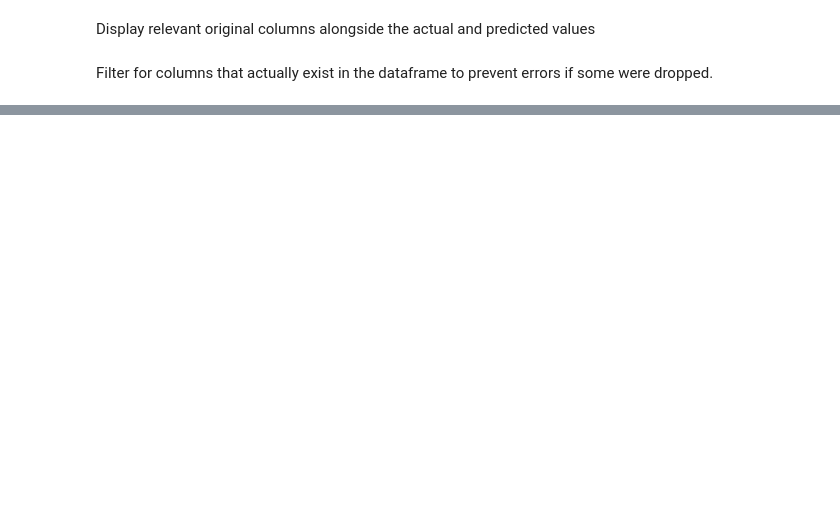
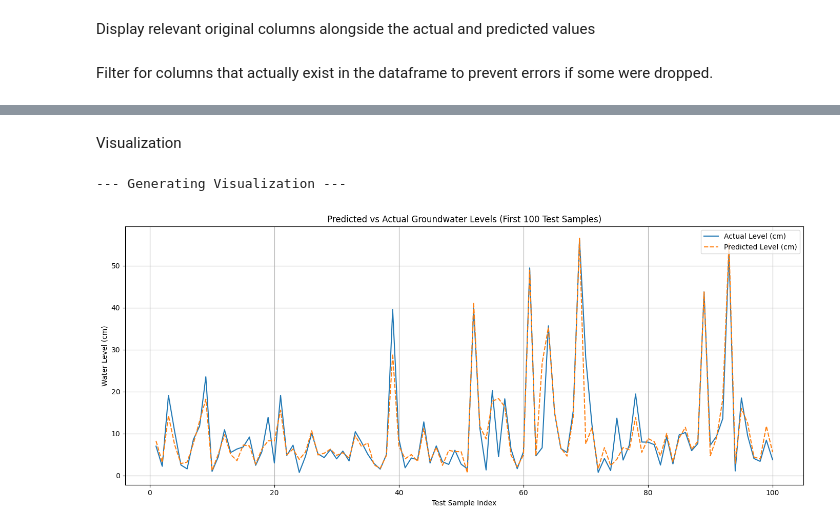
Before and after one commit to TheRealNeelaksh/groundwater-level-forecasting-india, a Jupyter notebook: models/trainingNotebook/dataAndTrain/model_trainMake.ipynb, the cells around one changed output, grey strips where cells are left out. Saved outputs shown, nothing was run; the diff lists cells and outputs as text; code cells hidden in the pictures; blank space fills up the shorter version.

```diff
--- a/models/trainingNotebook/dataAndTrain/model_trainMake.ipynb
+++ b/models/trainingNotebook/dataAndTrain/model_trainMake.ipynb
@@ -272,0 +304,36 @@ print(df_test_split[display_cols_exist].head())
+# %% [markdown]
+Visualization
+# %%
+print("\n--- Generating Visualization ---")
+
+# Choose the first N samples to visualize
+N = 100
+# Ensure that we don't try to access more samples than available in X_test
+num_samples_to_plot = min(N, len(X_test))
+
+# Get actual and predicted values for the selected samples
+# .iloc[:num_samples_to_plot] selects the first N rows
+# .values.ravel() ensures the data is a 1D array for plotting
+actual_values = y_test.iloc[:num_samples_to_plot].values.ravel()
+predicted_values = predictions[:num_samples_to_plot].ravel() # predictions is already a numpy array
+
+# Create a DataFrame for easier plotting with Seaborn
+comparison_df = pd.DataFrame({
+    'Sample': range(1, num_samples_to_plot + 1),
+    'Actual Level (cm)': actual_values,
+    'Predicted Level (cm)': predicted_values
+})
+
+# Plotting the comparison
+plt.figure(figsize=(14, 6)) # Set figure size for better readability
+sns.lineplot(data=comparison_df.set_index('Sample')) # Plot lines for actual and predicted levels
+plt.title('Predicted vs Actual Groundwater Levels (First {} Test Samples)'.format(num_samples_to_plot))
+plt.ylabel('Water Level (cm)')
+plt.xlabel('Test Sample Index')
+plt.grid(True) # Add a grid for better readability
+plt.legend(loc='upper right') # Place legend in the upper right corner
+plt.tight_layout() # Adjust plot to ensure everything fits without overlapping
+plt.show() # Display the plot
+# %% [output]
+--- Generating Visualization ---
+[figure, added]
```
Also changed, not shown: parts of 11 cells of this notebook.
